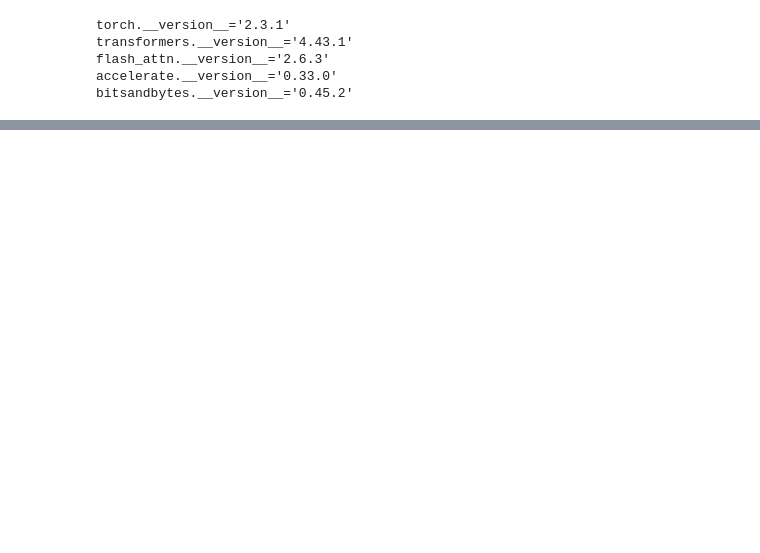
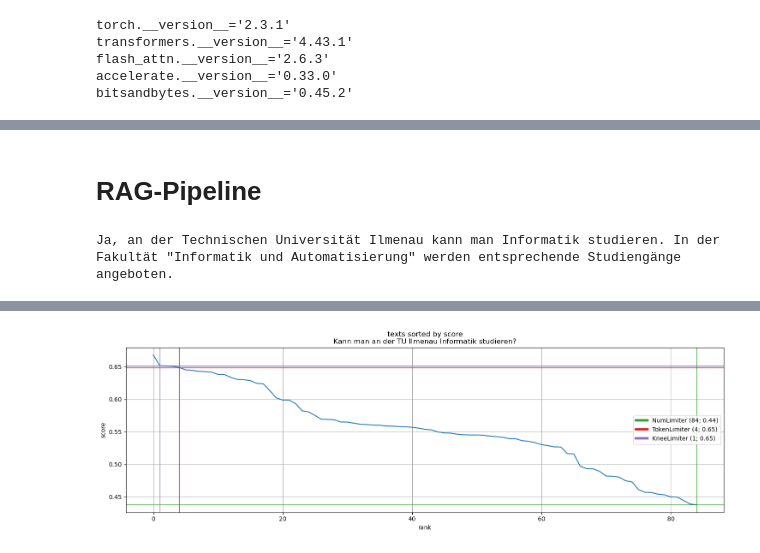
Before and after one commit to fee1ix/beesup_injection_lab, a Jupyter notebook: rag_notebook.ipynb, the cells around one changed output, grey strips where cells are left out. Cells and saved outputs as stored; diff of their text form; code cells hidden in the pictures; blank space fills up the shorter version.

```diff
--- a/rag_notebook.ipynb
+++ b/rag_notebook.ipynb
@@ -689,0 +92,4 @@ Die folgenden Wildbienen leben solitär:
+# %%
+llm_pipe=LlamaPipeline()
+llm_pipe.prepare_inference()
+llm_model=copy.deepcopy(llm_pipe.model)
@@ -689,0 +101,22 @@ Die folgenden Wildbienen leben solitär:
+# %%
+# Load chunks from wikipedia
+from langchain_community.document_loaders import WikipediaLoader
+from langchain.text_splitter import RecursiveCharacterTextSplitter
+
+docs = WikipediaLoader(query='Technische Universität Ilmenau', lang='de', load_max_docs=4).load()
+splitter = RecursiveCharacterTextSplitter(chunk_size=300, chunk_overlap=50)
+chunks = splitter.split_documents(docs)
+
+chunks_df=pd.DataFrame(
+    dict(
+        page_content = [c.page_content for c in chunks],
+        summary = [c.metadata['summary'] for c in chunks],
+        title = [c.metadata['title'] for c in chunks],
+        source = [c.metadata['source'] for c in chunks]))
+
+
+CHUNK_TEMPLATE="TITLE: {title}\n\nSUMMARY: {summary}\n\nCONTENT: {page_content}"
+
+chunks_df['chunk']=chunks_df.apply(lambda x: CHUNK_TEMPLATE.format(**x), axis=1)
+chunks_df['n_chars']=chunks_df['chunk'].apply(len)
+chunks_df.head(4)
@@ -689,0 +164,2 @@ Die folgenden Wildbienen leben solitär:
+# %% [markdown]
+# RAG-Pipeline
@@ -689,0 +168,23 @@ Die folgenden Wildbienen leben solitär:
+# %%
+reimport()
+emb_pipe=EMBPipeline.from_model(emb_model)
+llm_pipe=LLMPipeline.from_model(llm_model)
+llm_pipe.prepare_inference()
+reimport()
+# %%
+rag_pipe=RAGPipeline(
+    chunks_df=chunks_df,
+    llm_pipe=llm_pipe,
+    emb_pipe=emb_pipe,
+    limiters=[NumLimiter(100),TokenLimiter(1000), KneeLimiter()]
+    )
+# %%
+query_txt="Kann man an der TU Ilmenau Informatik studieren?"
+
+response=rag_pipe(query_txt, stream=True)
+# %% [output]
+Ja, an der Technischen Universität Ilmenau kann man Informatik studieren. In der Fakultät "Informatik und Automatisierung" werden entsprechende Studiengänge angeboten.
+# %%
+# plot the ranking of recent query: Chunks sorted by score, visualite limiters
+rag_pipe._plot
+# %% [output]
@@ -689,0 +192 @@ Die folgenden Wildbienen leben solitär:
+[figure, added]
```
Also changed, not shown: parts of 47 cells of this notebook, 4 other files.
